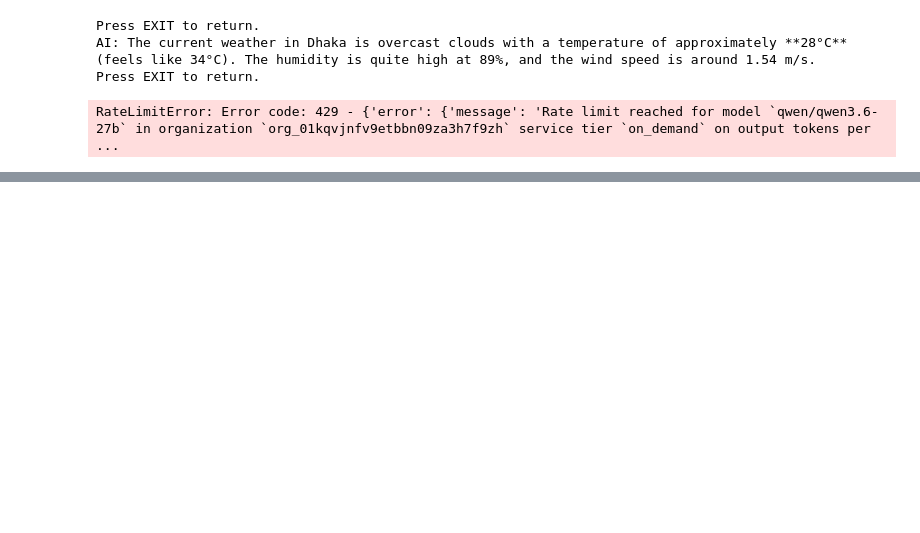
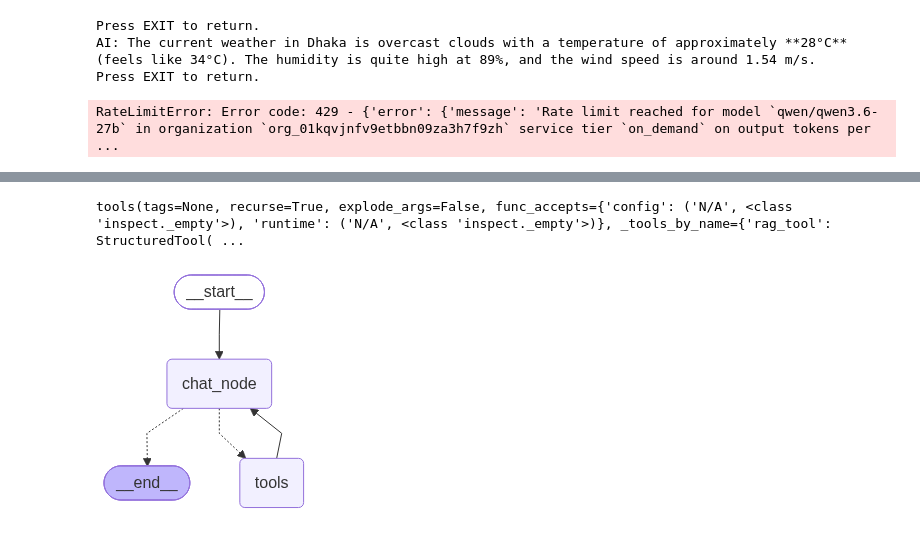
Before and after one commit to tirtha4542/agentic_chatbot, a Jupyter notebook: tools.ipynb, the cells around one changed output, grey strips where cells are left out. Saved outputs shown, nothing was run; the diff lists cells and outputs as text; code cells hidden in the pictures; blank space fills up the shorter version.

```diff
--- a/tools.ipynb
+++ b/tools.ipynb
@@ -153,0 +291,32 @@ RateLimitError: Error code: 429 - {'error': {'message': 'Rate limit reached for
+# %%
+llm = ChatGroq(model="qwen/qwen3.6-27b", temperature=0.5, max_tokens=1000)
+# %%
+tools = [rag_tool]
+llm_with_tool = llm.bind_tools(tools=tools)
+# %%
+tool_node = ToolNode(tools)
+# %%
+tool_node
+# %% [output]
+tools(tags=None, recurse=True, explode_args=False, func_accepts={'config': ('N/A', <class 'inspect._empty'>), 'runtime': ('N/A', <class 'inspect._empty'>)}, _tools_by_name={'rag_tool': StructuredTool( ...
+# %%
+class Chatstate(TypedDict):
+    messages:Annotated[list[BaseMessage],add_messages]
+
+def chat_node(state:Chatstate):
+    """LLM node that may answer or request a tool call."""
+    messages = state['messages']
+    responce = llm_with_tool.invoke(messages)
+    return {"messages":[responce]}
+graph = StateGraph(Chatstate)
+graph.add_node("chat_node",chat_node)
+graph.add_node("tools",tool_node)
+
+graph.add_edge(START,"chat_node")
+graph.add_conditional_edges("chat_node",tools_condition)
+graph.add_edge("tools","chat_node")
+chatbot = graph.compile()
+# %%
+chatbot
+# %% [output]
+[figure, added]
```
Also changed, not shown: parts of 15 cells of this notebook, 7 other files.
